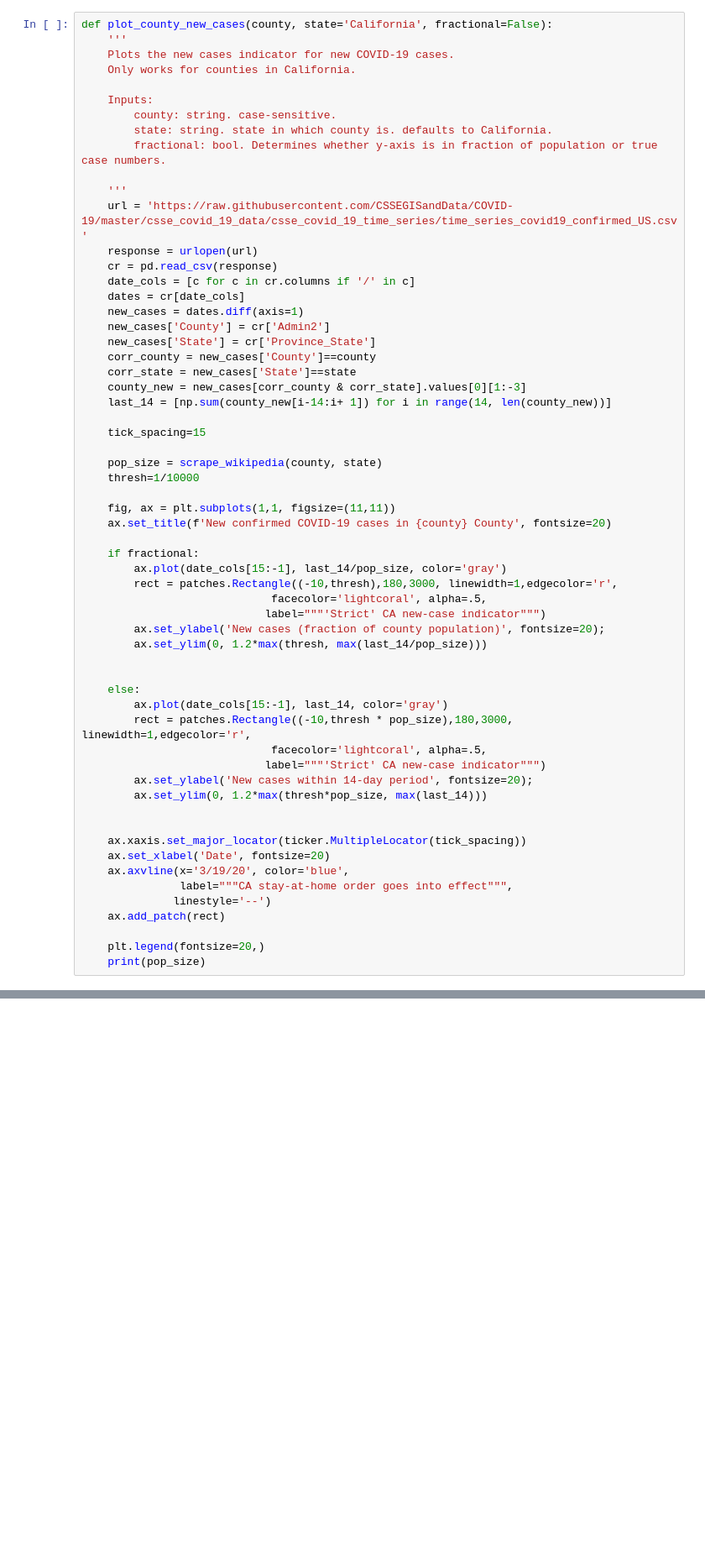
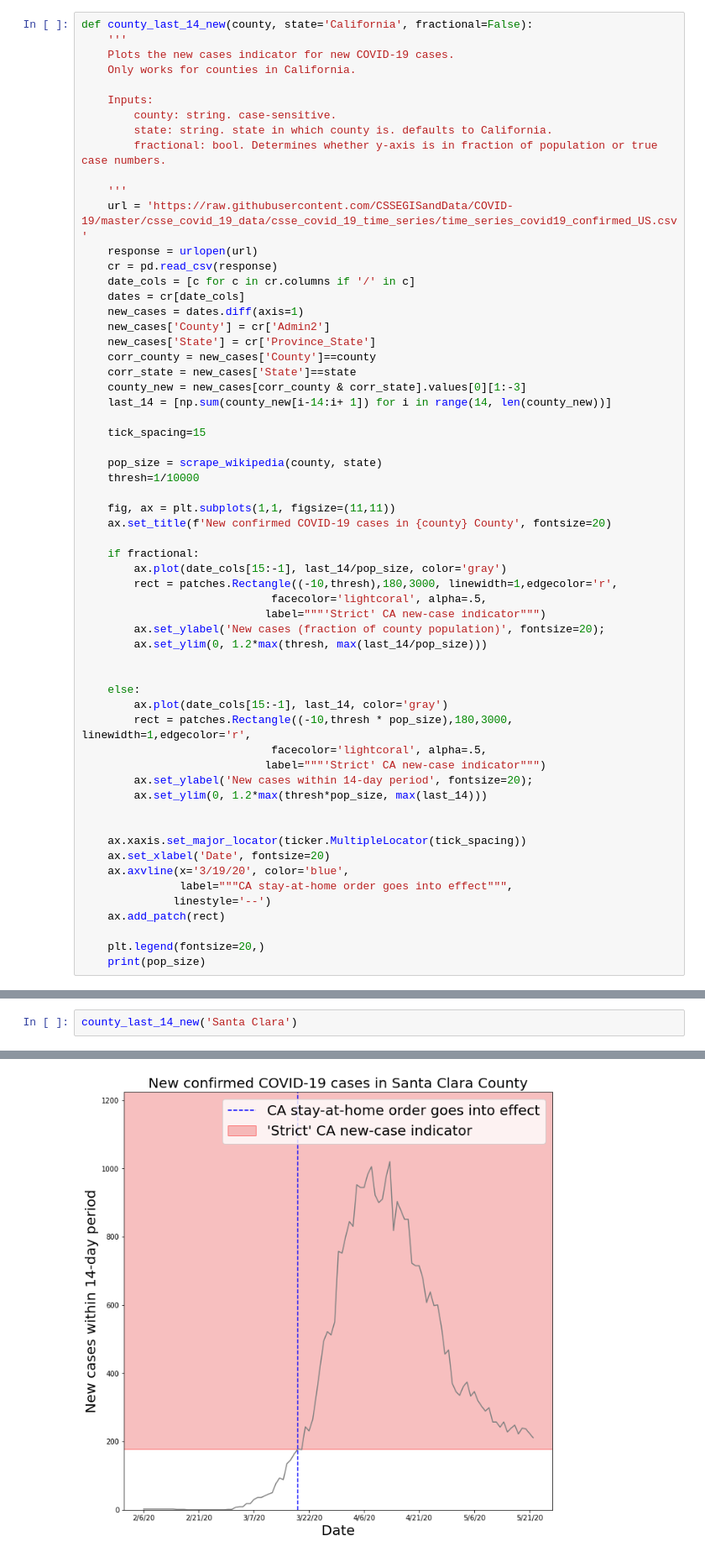
Before and after one commit to arjunsavel/covid-indicators, a Jupyter notebook: new_case_indicator.ipynb, the cells around one changed output, grey strips where cells are left out. Shown at 84% size. Cells and saved outputs as stored; diff of their text form; blank space fills up the shorter version.

Commit message:
Added new plotting just for last 14 days

```diff
--- a/new_case_indicator.ipynb
+++ b/new_case_indicator.ipynb
@@ -35,7 +35,7 @@ def scrape_wikipedia(county, state):
                 .isnumeric()][0])
     return pop
 # %%
-def plot_county_new_cases(county, state='California', fractional=False):
+def county_last_14_new(county, state='California', fractional=False):
     '''
     Plots the new cases indicator for new COVID-19 cases.
     Only works for counties in California.
@@ -101,0 +97,3 @@ plot_county_new_cases('Polk', "Florida")
+# %%
+county_last_14_new('Santa Clara')
+# %% [output]
@@ -101,0 +101 @@ plot_county_new_cases('Polk', "Florida")
+[figure, added]
```
Also changed, not shown: parts of 4 cells of this notebook.
